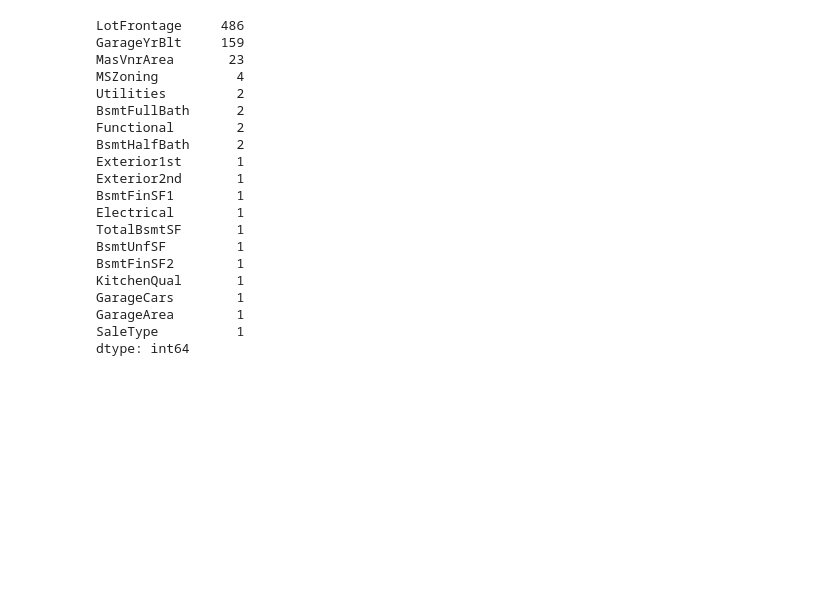
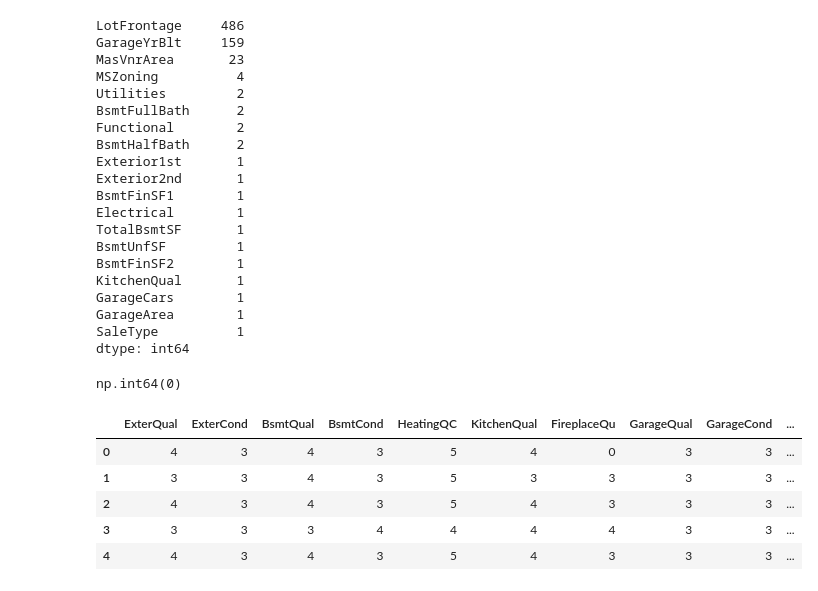
Before and after one commit to rifat-ml-dev/ml-engineer-journey, a Jupyter notebook: house_price_prediction/notebooks/data_understanding.ipynb, the cells around one changed output. Saved outputs shown, nothing was run; the diff lists cells and outputs as text; code cells hidden in the pictures; blank space fills up the shorter version.

```diff
--- a/house_price_prediction/notebooks/data_understanding.ipynb
+++ b/house_price_prediction/notebooks/data_understanding.ipynb
@@ -655,0 +680,13 @@ dtype: int64
+# %%
+bsmt_num_cols = [
+    "BsmtFullBath",
+    "BsmtHalfBath",
+    "BsmtFinSF1",
+    "BsmtFinSF2",
+    "BsmtUnfSF",
+    "TotalBsmtSF"
+]
+
+combined[bsmt_num_cols] = combined[
+    bsmt_num_cols
+].fillna(0)
@@ -655,0 +709,41 @@ dtype: int64
+# %%
+combined.isnull().sum().sum()
+# %% [output]
+np.int64(0)
+# %%
+#ORDINAL ENCODING
+quality_map = {
+    "None":0,
+    "Po":1,
+    "Fa":2,
+    "TA":3,
+    "Gd":4,
+    "Ex":5
+}
+
+quality_cols = [
+    "ExterQual",
+    "ExterCond",
+    "BsmtQual",
+    "BsmtCond",
+    "HeatingQC",
+    "KitchenQual",
+    "FireplaceQu",
+    "GarageQual",
+    "GarageCond",
+    "PoolQC"
+]
+
+for col in quality_cols:
+    combined[col] = combined[col].map(
+        quality_map
+    )
+# %%
+combined[quality_cols].head()
+# %% [output]
+|  | ExterQual | ExterCond | BsmtQual | BsmtCond | HeatingQC | KitchenQual | FireplaceQu | GarageQual | GarageCond | ... |
+| 0 | 4 | 3 | 4 | 3 | 5 | 4 | 0 | 3 | 3 | ... |
+| 1 | 3 | 3 | 4 | 3 | 5 | 3 | 3 | 3 | 3 | ... |
+| 2 | 4 | 3 | 4 | 3 | 5 | 4 | 3 | 3 | 3 | ... |
+| 3 | 3 | 3 | 3 | 4 | 4 | 4 | 4 | 3 | 3 | ... |
+| 4 | 4 | 3 | 4 | 3 | 5 | 4 | 3 | 3 | 3 | ... |
```
Also changed, not shown: parts of 15 cells of this notebook.
